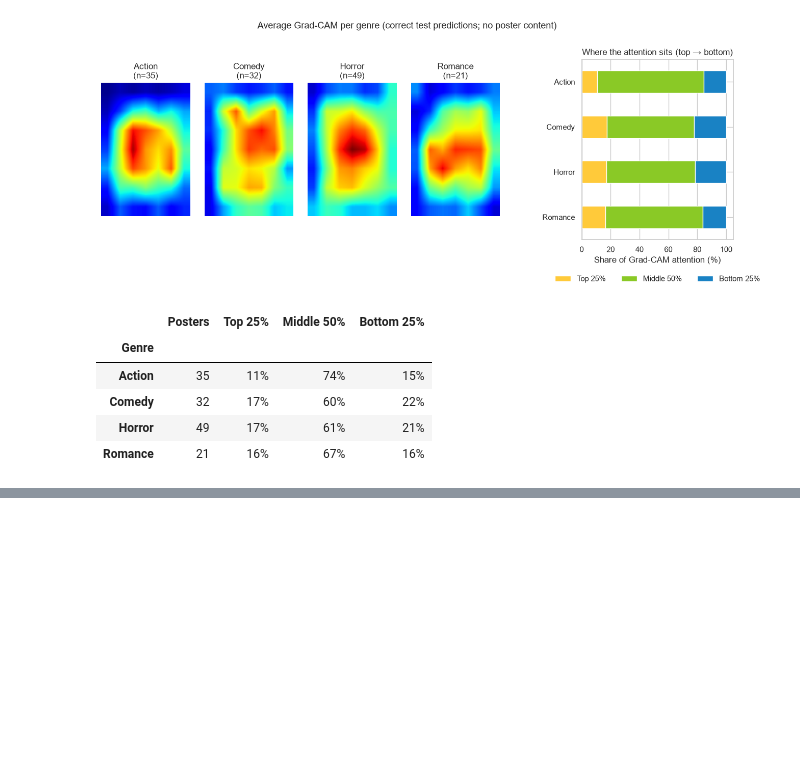
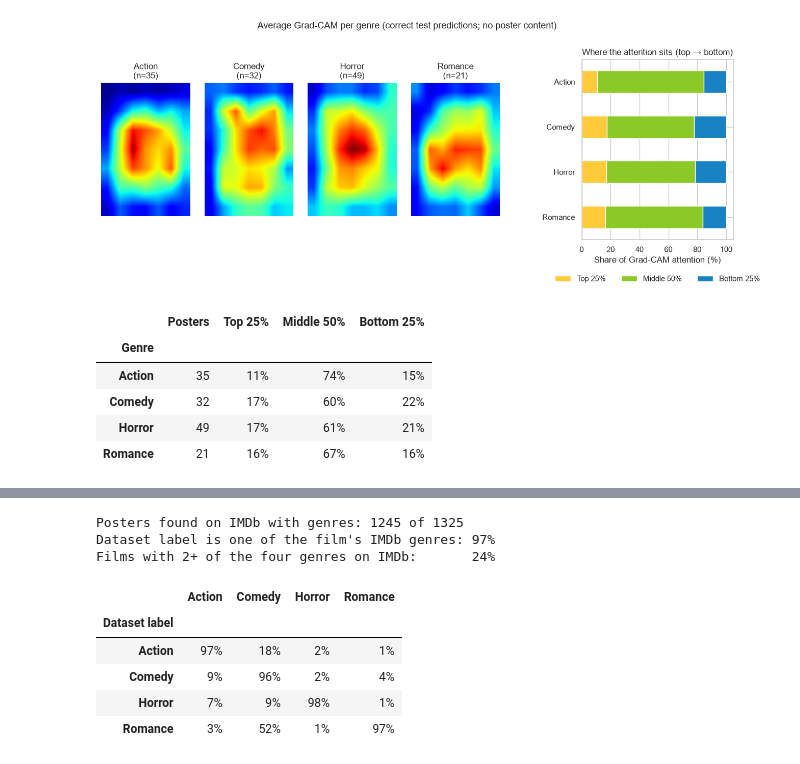
Before and after one commit to RachitSethi2455/movie-genre-poster-classification, a Jupyter notebook: explain_predictions.ipynb, the cells around one changed output, grey strips where cells are left out. Cells and saved outputs as stored; diff of their text form; code cells hidden in the pictures; blank space fills up the shorter version.

```diff
--- a/explain_predictions.ipynb
+++ b/explain_predictions.ipynb
@@ -205,0 +214,27 @@ regions.style.format({"Top 25%": "{:.0%}", "Middle 50%": "{:.0%}", "Bottom 25%":
+# %%
+from postergenre.imdb import imdb_genres
+
+ids = [Path(p).stem for p in paths]
+imdb = imdb_genres(ids)
+label_of = {Path(p).stem: class_names[l] for p, l in zip(paths, labels)}
+four = set(class_names)
+in_four = {t: g & four for t, g in imdb.items()}
+print(f"Posters found on IMDb with genres: {len(imdb)} of {len(ids)}")
+print(f"Dataset label is one of the film's IMDb genres: {np.mean([label_of[t] in g for t, g in imdb.items()]):.0%}")
+print(f"Films with 2+ of the four genres on IMDb:       {np.mean([len(g) >= 2 for g in in_four.values()]):.0%}")
+
+# Rows: the dataset's single label. Columns: share of those films that IMDb also files under each genre.
+overlap = pd.DataFrame({genre: [np.mean([genre in imdb[t] for t in imdb if label_of[t] == lab]) for lab in class_names]
+                        for genre in class_names}, index=class_names)
+overlap.index.name = "Dataset label"
+overlap.style.format("{:.0%}").background_gradient(cmap="Blues", vmin=0, vmax=1)
+# %% [output]
+Posters found on IMDb with genres: 1245 of 1325
+Dataset label is one of the film's IMDb genres: 97%
+Films with 2+ of the four genres on IMDb:       24%
+|  | Action | Comedy | Horror | Romance |
+| Dataset label |  |  |  |  |
+| Action | 97% | 18% | 2% | 1% |
+| Comedy | 9% | 96% | 2% | 4% |
+| Horror | 7% | 9% | 98% | 1% |
+| Romance | 3% | 52% | 1% | 97% |
```
Also changed, not shown: parts of 6 cells of this notebook, 4 other files.
